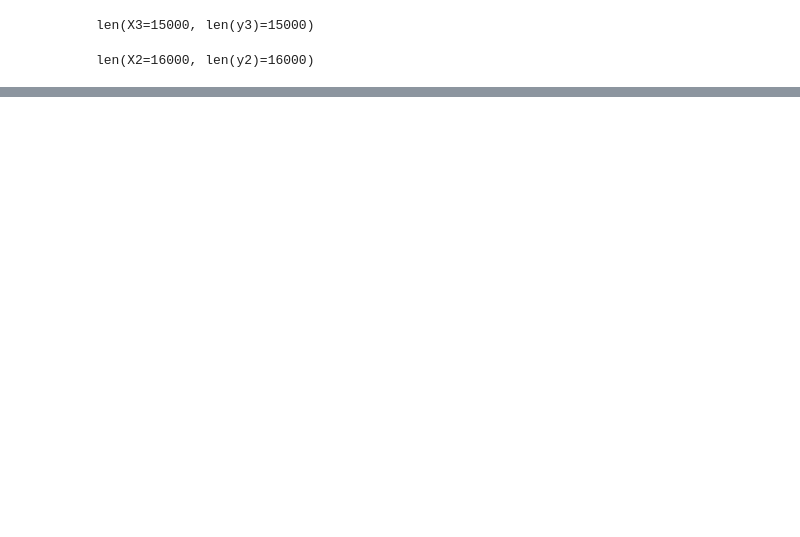
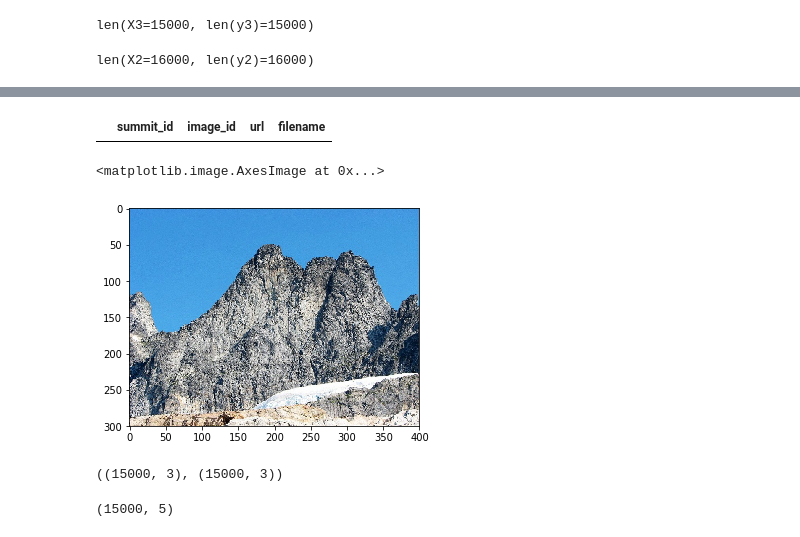
Before and after one commit to ewhite2142/Capstone, a Jupyter notebook: numerical-new.ipynb, the cells around one changed output, grey strips where cells are left out. Drawn from its saved outputs; the diff is of its cells as text; code cells hidden in the pictures; blank space fills up the shorter version.

```diff
--- a/numerical-new.ipynb
+++ b/numerical-new.ipynb
@@ -308,0 +510,20 @@ with open(capstone_folder + "pickled_images_labels/labels_type_GBC2.pkl", 'wb')
+# %%
+dfi[(dfi['summit_id']==6359)]
+# %% [output]
+|  | summit_id | image_id | url | filename |
+# %%
+image = io.imread(images_folder + '7430.jpg')
+plt.imshow(image)
+# %% [output]
+<matplotlib.image.AxesImage at 0x...>
+[figure, added]
+# %%
+probs3 = model3.predict_proba(X3)
+probs3.shape, X3.shape
+# %% [output]
+((15000, 3), (15000, 3))
+# %%
+probs3 = np.column_stack((id3, name3, probs3))
+probs3.shape
+# %% [output]
+(15000, 5)
```
Also changed, not shown: parts of 35 cells of this notebook, 4 other files.
